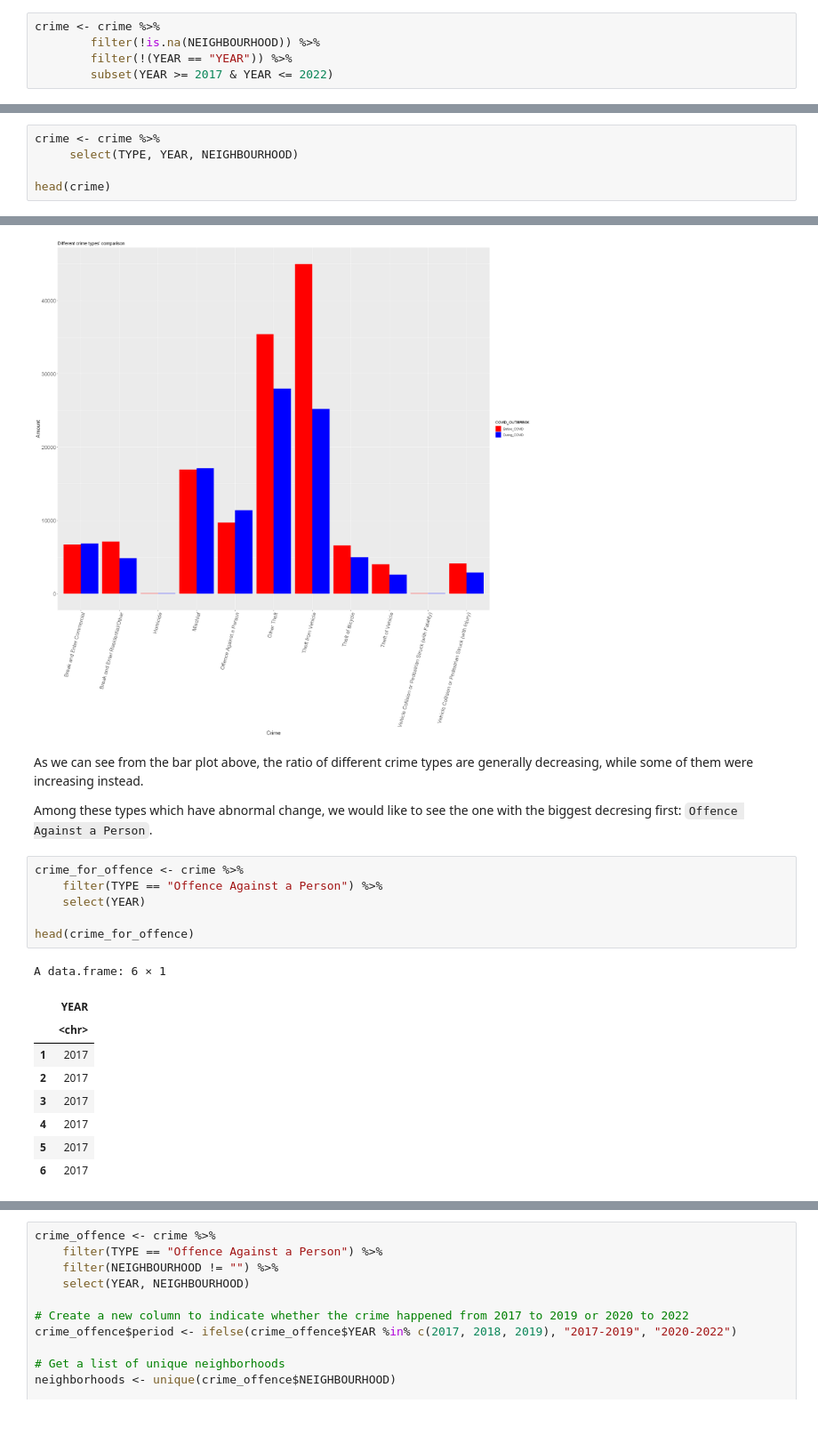
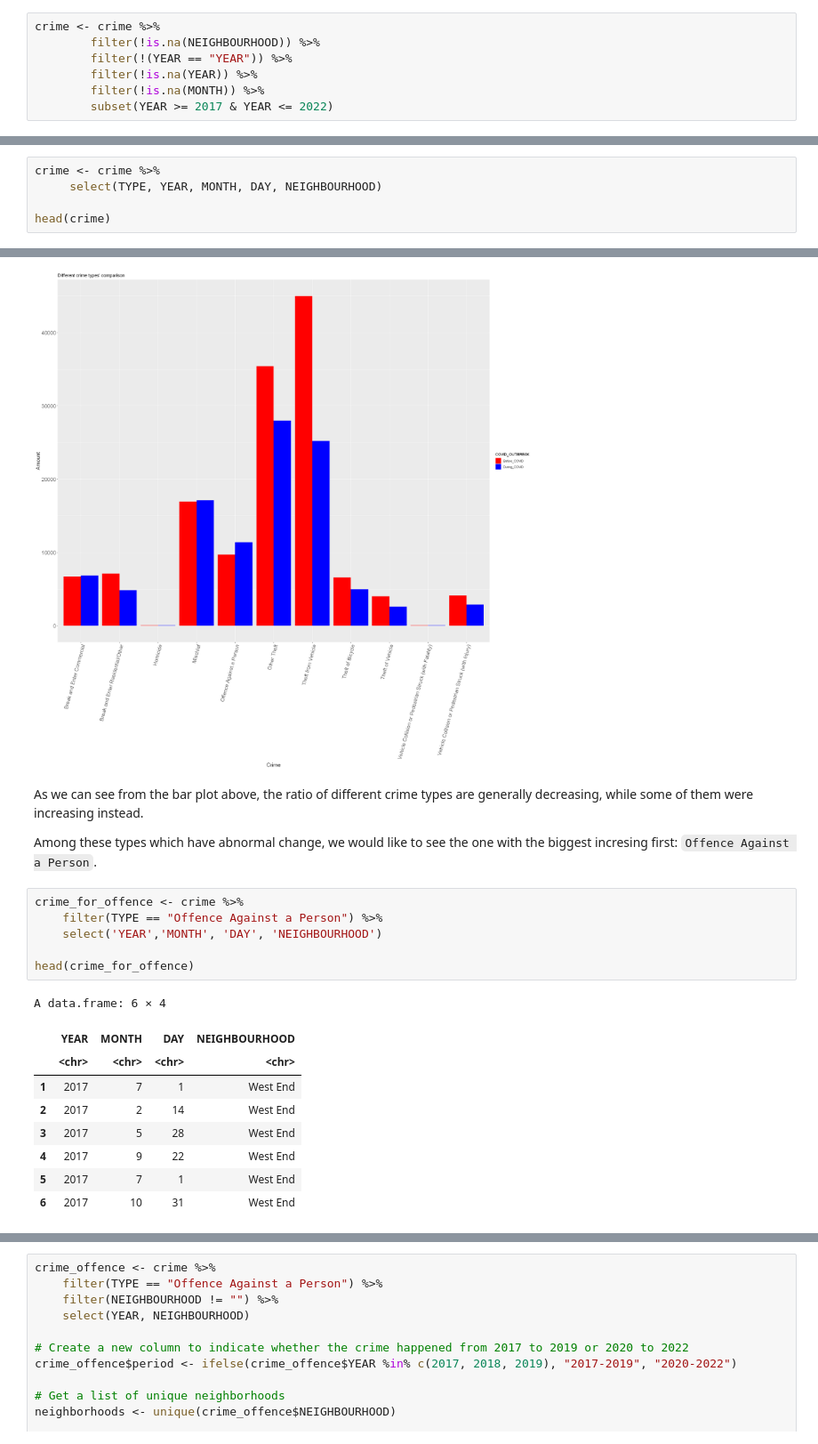
Before and after one commit to Rz02/stat201_2022w2_group_06_project, a Jupyter notebook: crime_rate_comparison.ipynb, the cells around one changed output, grey strips where cells are left out. Shown at 89% size. Saved outputs shown, nothing was run; the diff lists cells and outputs as text.

```diff
--- a/crime_rate_comparison.ipynb
+++ b/crime_rate_comparison.ipynb
@@ -56,6 +56,8 @@ In case we might do comparison between different communities, we would filter ou
 crime <- crime %>%
         filter(!is.na(NEIGHBOURHOOD)) %>%
         filter(!(YEAR == "YEAR")) %>%
+        filter(!is.na(YEAR)) %>%
+        filter(!is.na(MONTH)) %>%
         subset(YEAR >= 2017 & YEAR <= 2022)
 # %% [markdown]
 Firstly, we can simply do a comparison of general crime rates in different years from 2017-2022 to see the general tendency.
@@ -93,7 +95,7 @@ Continuously, according to the background of the pandemic, we would do analysis
 According to the columns we will target to from above, we would first filter out the useless columns to simplify the chart.
 # %%
 crime <- crime %>%
-     select(TYPE, YEAR, NEIGHBOURHOOD)
+     select(TYPE, YEAR, MONTH, DAY, NEIGHBOURHOOD)
 
 head(crime)
 # %% [output]
@@ -171,20 +173,20 @@ diff_crime_plot
 # %% [markdown]
 As we can see from the bar plot above, the ratio of different crime types are generally decreasing, while some of them were increasing instead.
 
-Among these types which have abnormal change, we would like to see the one with the biggest decresing first: `Offence Against a Person`.
+Among these types which have abnormal change, we would like to see the one with the biggest incresing first: `Offence Against a Person`.
 # %%
 crime_for_offence <- crime %>%
     filter(TYPE == "Offence Against a Person") %>%
-    select(YEAR)
+    select('YEAR','MONTH', 'DAY', 'NEIGHBOURHOOD')
 
 head(crime_for_offence)
 # %% [output]
-A data.frame: 6 × 1
+A data.frame: 6 × 4
-|  | YEAR |
-|  | <chr> |
-| 1 | 2017 |
-| 2 | 2017 |
-| 3 | 2017 |
-| 4 | 2017 |
-| 5 | 2017 |
-| 6 | 2017 |
+|  | YEAR | MONTH | DAY | NEIGHBOURHOOD |
+|  | <chr> | <chr> | <chr> | <chr> |
+| 1 | 2017 | 7 | 1 | West End |
+| 2 | 2017 | 2 | 14 | West End |
+| 3 | 2017 | 5 | 28 | West End |
+| 4 | 2017 | 9 | 22 | West End |
+| 5 | 2017 | 7 | 1 | West End |
+| 6 | 2017 | 10 | 31 | West End |
```
Also changed, not shown: parts of 19 cells of this notebook.
